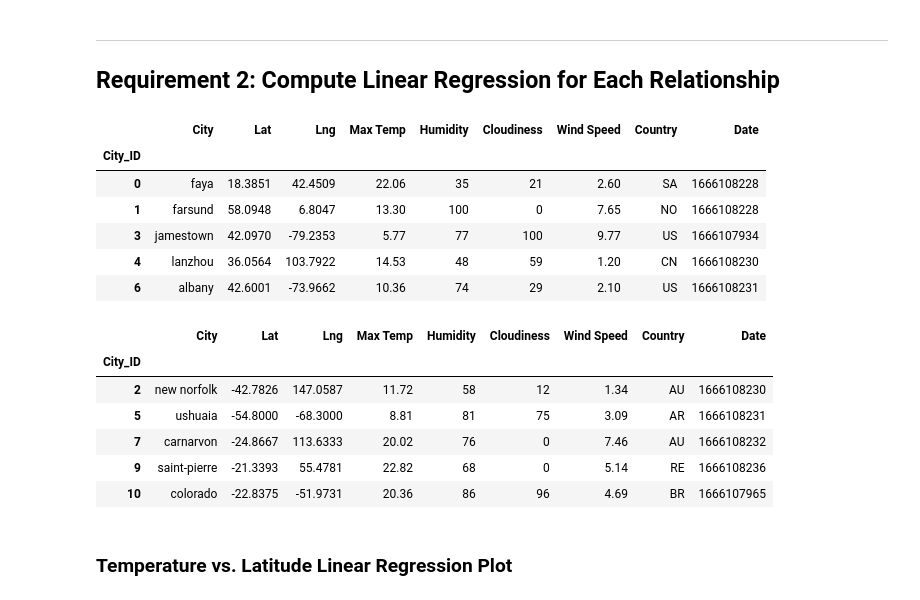
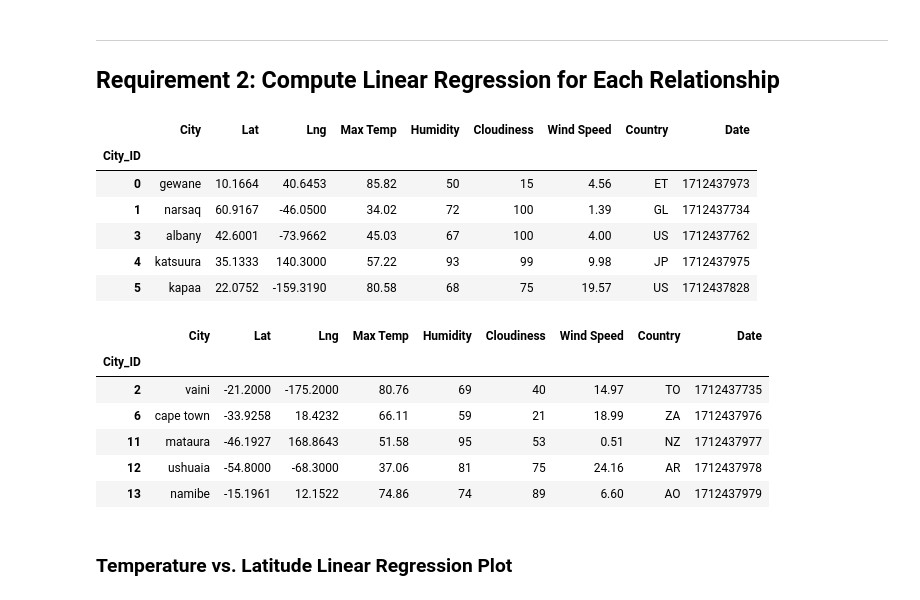
Before and after one commit to rackhamsauer/Python-API-Challenge, a Jupyter notebook: WeatherPy/SSR_Weather.ipynb, the cells around one changed output. Saved outputs shown, nothing was run; the diff lists cells and outputs as text; code cells hidden in the pictures.

```diff
--- a/WeatherPy/SSR_Weather.ipynb
+++ b/WeatherPy/SSR_Weather.ipynb
@@ -259,30 +304,30 @@ plt.show()
 # %%
 # Create a DataFrame with the Northern Hemisphere data (Latitude >= 0)
-# YOUR CODE HERE
+northern_hemi_df = city_data_df.loc[(city_data_df["Lat"] >= 0)]
 
 # Display sample data
 northern_hemi_df.head()
 # %% [output]
 |  | City | Lat | Lng | Max Temp | Humidity | Cloudiness | Wind Speed | Country | Date |
 | City_ID |  |  |  |  |  |  |  |  |  |
-| 0 | faya | 18.3851 | 42.4509 | 22.06 | 35 | 21 | 2.60 | SA | 1666108228 |
-| 1 | farsund | 58.0948 | 6.8047 | 13.30 | 100 | 0 | 7.65 | NO | 1666108228 |
-| 3 | jamestown | 42.0970 | -79.2353 | 5.77 | 77 | 100 | 9.77 | US | 1666107934 |
-| 4 | lanzhou | 36.0564 | 103.7922 | 14.53 | 48 | 59 | 1.20 | CN | 1666108230 |
-| 6 | albany | 42.6001 | -73.9662 | 10.36 | 74 | 29 | 2.10 | US | 1666108231 |
+| 0 | gewane | 10.1664 | 40.6453 | 85.82 | 50 | 15 | 4.56 | ET | 1712437973 |
+| 1 | narsaq | 60.9167 | -46.0500 | 34.02 | 72 | 100 | 1.39 | GL | 1712437734 |
+| 3 | albany | 42.6001 | -73.9662 | 45.03 | 67 | 100 | 4.00 | US | 1712437762 |
+| 4 | katsuura | 35.1333 | 140.3000 | 57.22 | 93 | 99 | 9.98 | JP | 1712437975 |
+| 5 | kapaa | 22.0752 | -159.3190 | 80.58 | 68 | 75 | 19.57 | US | 1712437828 |
 # %%
 # Create a DataFrame with the Southern Hemisphere data (Latitude < 0)
-# YOUR CODE HERE
+southern_hemi_df = city_data_df.loc[(city_data_df["Lat"] < 0)]
 
 # Display sample data
 southern_hemi_df.head()
 # %% [output]
 |  | City | Lat | Lng | Max Temp | Humidity | Cloudiness | Wind Speed | Country | Date |
 | City_ID |  |  |  |  |  |  |  |  |  |
-| 2 | new norfolk | -42.7826 | 147.0587 | 11.72 | 58 | 12 | 1.34 | AU | 1666108230 |
-| 5 | ushuaia | -54.8000 | -68.3000 | 8.81 | 81 | 75 | 3.09 | AR | 1666108231 |
-| 7 | carnarvon | -24.8667 | 113.6333 | 20.02 | 76 | 0 | 7.46 | AU | 1666108232 |
-| 9 | saint-pierre | -21.3393 | 55.4781 | 22.82 | 68 | 0 | 5.14 | RE | 1666108236 |
-| 10 | colorado | -22.8375 | -51.9731 | 20.36 | 86 | 96 | 4.69 | BR | 1666107965 |
+| 2 | vaini | -21.2000 | -175.2000 | 80.76 | 69 | 40 | 14.97 | TO | 1712437735 |
+| 6 | cape town | -33.9258 | 18.4232 | 66.11 | 59 | 21 | 18.99 | ZA | 1712437976 |
+| 11 | mataura | -46.1927 | 168.8643 | 51.58 | 95 | 53 | 0.51 | NZ | 1712437977 |
+| 12 | ushuaia | -54.8000 | -68.3000 | 37.06 | 81 | 75 | 24.16 | AR | 1712437978 |
+| 13 | namibe | -15.1961 | 12.1522 | 74.86 | 74 | 89 | 6.60 | AO | 1712437979 |
 # %% [markdown]
 ###  Temperature vs. Latitude Linear Regression Plot
```
Also changed, not shown: parts of 37 cells of this notebook, 7 other files.
